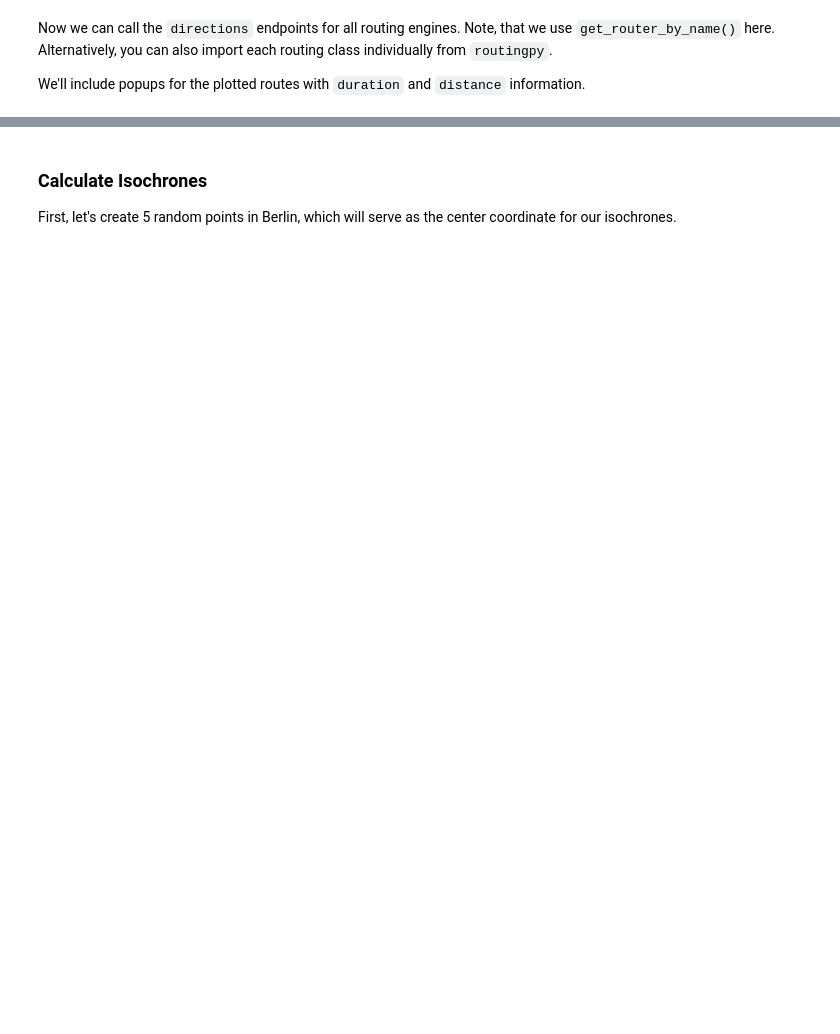
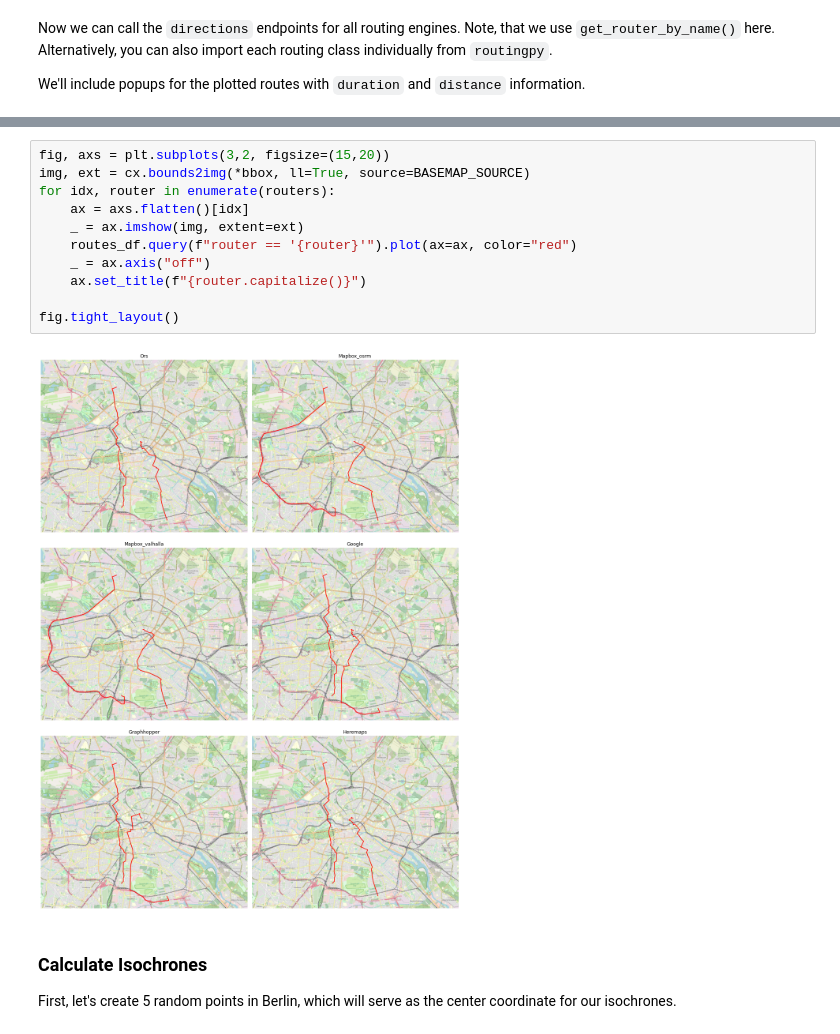
Before and after one commit to gis-ops/routingpy, a Jupyter notebook: examples/compare_providers.ipynb, the cells around one changed output, grey strips where cells are left out. Cells and saved outputs as stored; diff of their text form; blank space fills up the shorter version.

```diff
--- a/examples/compare_providers.ipynb
+++ b/examples/compare_providers.ipynb
@@ -181,3 +161,16 @@ Calulated heremaps
+# %%
+fig, axs = plt.subplots(3,2, figsize=(15,20))
+img, ext = cx.bounds2img(*bbox, ll=True, source=BASEMAP_SOURCE)
+for idx, router in enumerate(routers):
+    ax = axs.flatten()[idx]
+    _ = ax.imshow(img, extent=ext)
+    routes_df.query(f"router == '{router}'").plot(ax=ax, color="red")
+    _ = ax.axis("off")
+    ax.set_title(f"{router.capitalize()}")
+
+fig.tight_layout()
+# %% [output]
+[figure, added]
 # %% [markdown]
 ### Calculate Isochrones
 
```
Also changed, not shown: parts of 16 cells of this notebook.
